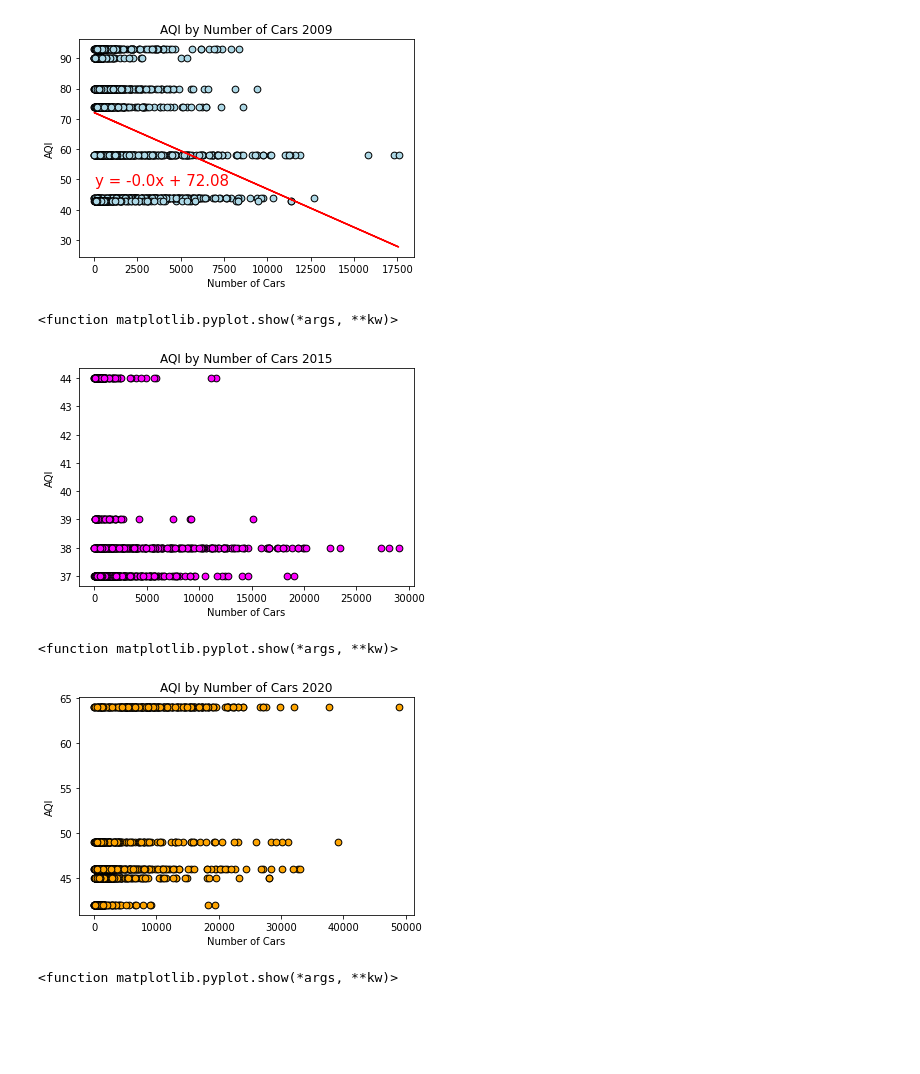
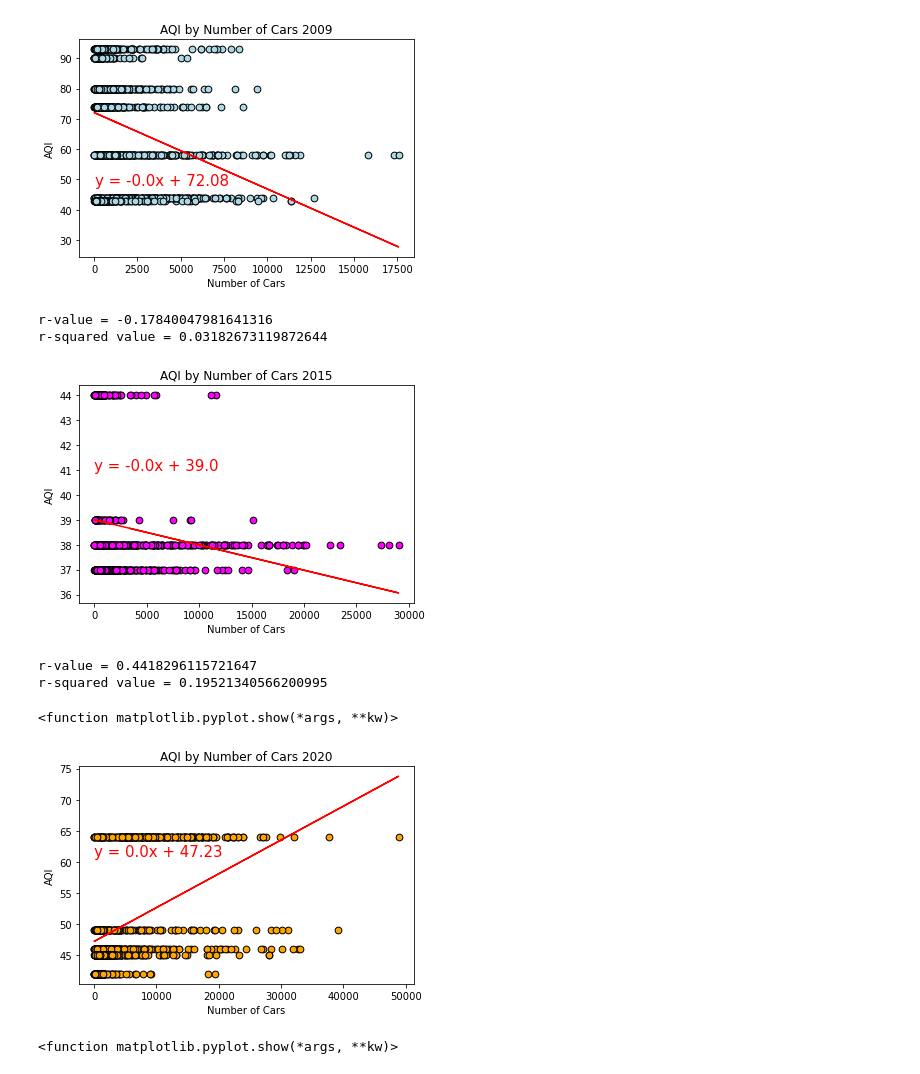
Before and after one commit to paloni-dotcom/Se7en, a Jupyter notebook: density_aqi.ipynb, the cells around one changed output. Saved outputs shown, nothing was run; the diff lists cells and outputs as text; code cells hidden in the pictures; blank space fills up the shorter version.

Commit message:
line regress 2015 2020

```diff
--- a/density_aqi.ipynb
+++ b/density_aqi.ipynb
@@ -224,25 +224,48 @@ r-value = -0.30908174171411174
 r-squared value = 0.09553152306102888
 [figure]
 # %%
-
+#scatter and line regress for 2015
 
 plt.scatter(cars_per_zip15["Number of Cars"], cars_per_zip15['AQI Mean'], c='Magenta', edgecolor='Black', s=45)
 plt.xlabel("Number of Cars")
 plt.ylabel("AQI")
 plt.title("AQI by Number of Cars 2015")
 plt.show
+
+(slope, intercept, rvalue, pvalue, stderr) = linregress(cars_per_zip15['Number of Cars'], cars_per_zip15['AQI Mean'])
+regress_values = cars_per_zip15['Number of Cars'] * slope + intercept
+line_eq = "y = " + str(round(slope,2)) + "x + " + str(round(intercept,2))
+plt.plot(cars_per_zip15['Number of Cars'], regress_values, "r-")
+plt.annotate(line_eq,(10,41),fontsize=15,color="red")
+print(f"r-value = {rvalue}")
+print(f"r-squared value = {rvalue**2}")
+
+plt.show()
 # %% [output]
-<function matplotlib.pyplot.show(*args, **kw)>
+r-value = -0.17840047981641316
+r-squared value = 0.03182673119872644
-[figure, old version]
+[figure, new version]
 # %%
+#scatter and line regress for 2020
 plt.scatter(cars_per_zip20["Number of Cars"], cars_per_zip20['AQI Mean'], c='Orange', edgecolor='Black', s=45)
 plt.xlabel("Number of Cars")
 plt.ylabel("AQI")
 plt.title("AQI by Number of Cars 2020")
+
+
+(slope, intercept, rvalue, pvalue, stderr) = linregress(cars_per_zip20['Number of Cars'], cars_per_zip20['AQI Mean'])
+regress_values = cars_per_zip20['Number of Cars'] * slope + intercept
+line_eq = "y = " + str(round(slope,2)) + "x + " + str(round(intercept,2))
+plt.plot(cars_per_zip20['Number of Cars'], regress_values, "r-")
+plt.annotate(line_eq,(10,61),fontsize=15,color="red")
+print(f"r-value = {rvalue}")
+print(f"r-squared value = {rvalue**2}")
 plt.show
 # %% [output]
-<function matplotlib.pyplot.show(*args, **kw)>
+r-value = 0.4418296115721647
+r-squared value = 0.19521340566200995
+<function matplotlib.pyplot.show(*args, **kw)>
-[figure, old version]
+[figure, new version]
 # %%
 #histogram
 #2009
```
